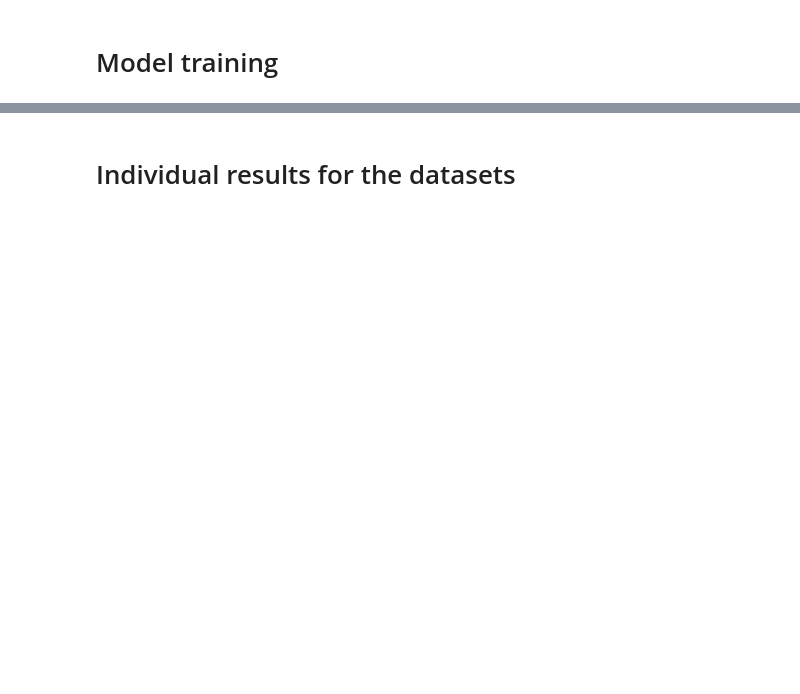
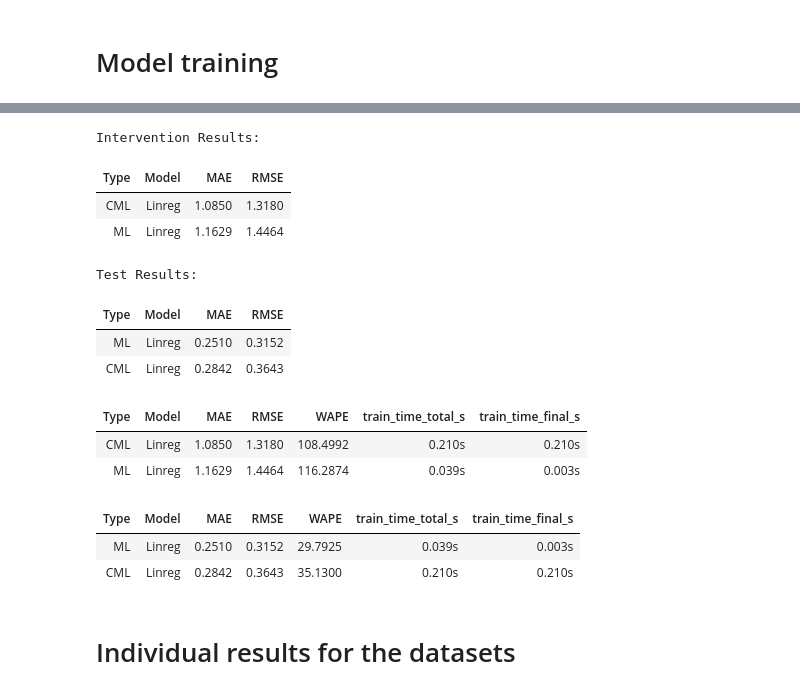
Before and after one commit to zapataunipaderborn/inherently_interpretable_causal_ml, a Jupyter notebook: src/003_benchmark.ipynb, the cells around one changed output, grey strips where cells are left out. Cells and saved outputs as stored; diff of their text form; code cells hidden in the pictures; blank space fills up the shorter version.

```diff
--- a/src/003_benchmark.ipynb
+++ b/src/003_benchmark.ipynb
@@ -234,34 +269,59 @@ aggregated_results_df
 # %%
 df = aggregated_results_df.copy()
+
+columns_to_display = ['Type', 'Model', 'MAE', 'RMSE']
 
 df['Model_Type'] = df['Model_Type'].replace({'Causal': 'CML', 'Traditional': 'ML'})
 df['Algorithm'] = df['Algorithm'].replace({'RandomForest': 'RForest', 'SymbolicRegression': 'Symbolic',
                                            'XGBRegression': 'XGB', 'LinearRegression': 'Linreg',})
 
-df.columns = ["Type", "Model", "Task", "MAE", "RMSE", "WAPE"]
+df.columns = ["Type", "Model", "Task", "MAE", "RMSE", "WAPE", "train_time_total_s", "train_time_final_s"]
 
 # Filter for Intervention task and drop Task column
 intervention_df = df[df["Task"] == "Intervention"].drop(columns=["Task"]).sort_values(by=["MAE"]).copy()
 
 # Filter for Test task and drop Task column
 test_df = df[df["Task"] == "Test"].drop(columns=["Task"]).sort_values(by=["MAE"]).copy()
 
-for col in ["MAE", "RMSE", "WAPE"]:
+for col in ["MAE", "RMSE", "WAPE", "train_time_total_s", "train_time_final_s"]:
     intervention_df[col] = pd.to_numeric(intervention_df[col], errors="coerce")
     test_df[col] = pd.to_numeric(test_df[col], errors="coerce")
 
 fmt = "{:,.4f}"
+fmt_t = "{:,.3f}s"
 
 print("Intervention Results:")
-display(intervention_df.style.format({"MAE": fmt, "RMSE": fmt, "WAPE": fmt}).hide(axis="index"))
+
+display(intervention_df[columns_to_display].style.format({"MAE": fmt, "RMSE": fmt, "WAPE": fmt,
+                                      "train_time_total_s": fmt_t, "train_time_final_s": fmt_t}).hide(axis="index"))
 
 print("\nTest Results:")
-display(test_df.style.format({"MAE": fmt, "RMSE": fmt, "WAPE": fmt}).hide(axis="index"))
+display(test_df[columns_to_display].style.format({"MAE": fmt, "RMSE": fmt, "WAPE": fmt,
+                               "train_time_total_s": fmt_t, "train_time_final_s": fmt_t}).hide(axis="index"))
+
+display(intervention_df.style.format({"MAE": fmt, "RMSE": fmt, "WAPE": fmt,
+                                      "train_time_total_s": fmt_t, "train_time_final_s": fmt_t}).hide(axis="index"))
+display(test_df.style.format({"MAE": fmt, "RMSE": fmt, "WAPE": fmt,
+                               "train_time_total_s": fmt_t, "train_time_final_s": fmt_t}).hide(axis="index"))
 
 # Save aggregated tables
 intervention_df.to_parquet(save_path / "aggregated_intervention_results.parquet", index=False, compression="snappy")
 test_df.to_parquet(save_path / "aggregated_test_results.parquet", index=False, compression="snappy")
-print(f"Saved aggregated results → {save_path}")
+# %% [output]
+Intervention Results:
+| Type | Model | MAE | RMSE |
+| CML | Linreg | 1.0850 | 1.3180 |
+| ML | Linreg | 1.1629 | 1.4464 |
+Test Results:
+| Type | Model | MAE | RMSE |
+| ML | Linreg | 0.2510 | 0.3152 |
+| CML | Linreg | 0.2842 | 0.3643 |
+| Type | Model | MAE | RMSE | WAPE | train_time_total_s | train_time_final_s |
+| CML | Linreg | 1.0850 | 1.3180 | 108.4992 | 0.210s | 0.210s |
+| ML | Linreg | 1.1629 | 1.4464 | 116.2874 | 0.039s | 0.003s |
+| Type | Model | MAE | RMSE | WAPE | train_time_total_s | train_time_final_s |
+| ML | Linreg | 0.2510 | 0.3152 | 29.7925 | 0.039s | 0.003s |
+| CML | Linreg | 0.2842 | 0.3643 | 35.1300 | 0.210s | 0.210s |
 # %% [markdown]
 # Individual results for the datasets
 # %%
```
Also changed, not shown: parts of 5 cells of this notebook, 22 other files.
